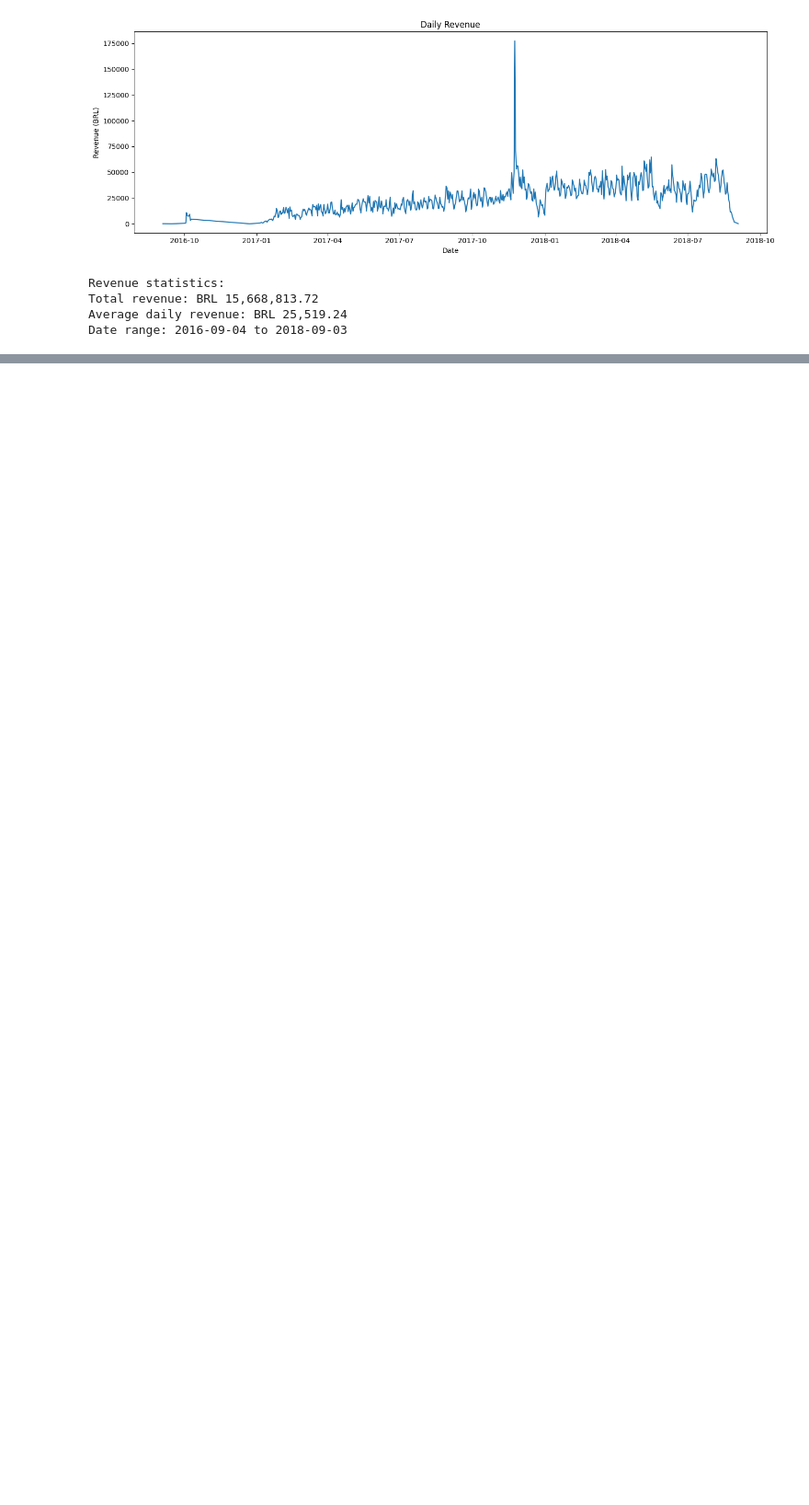
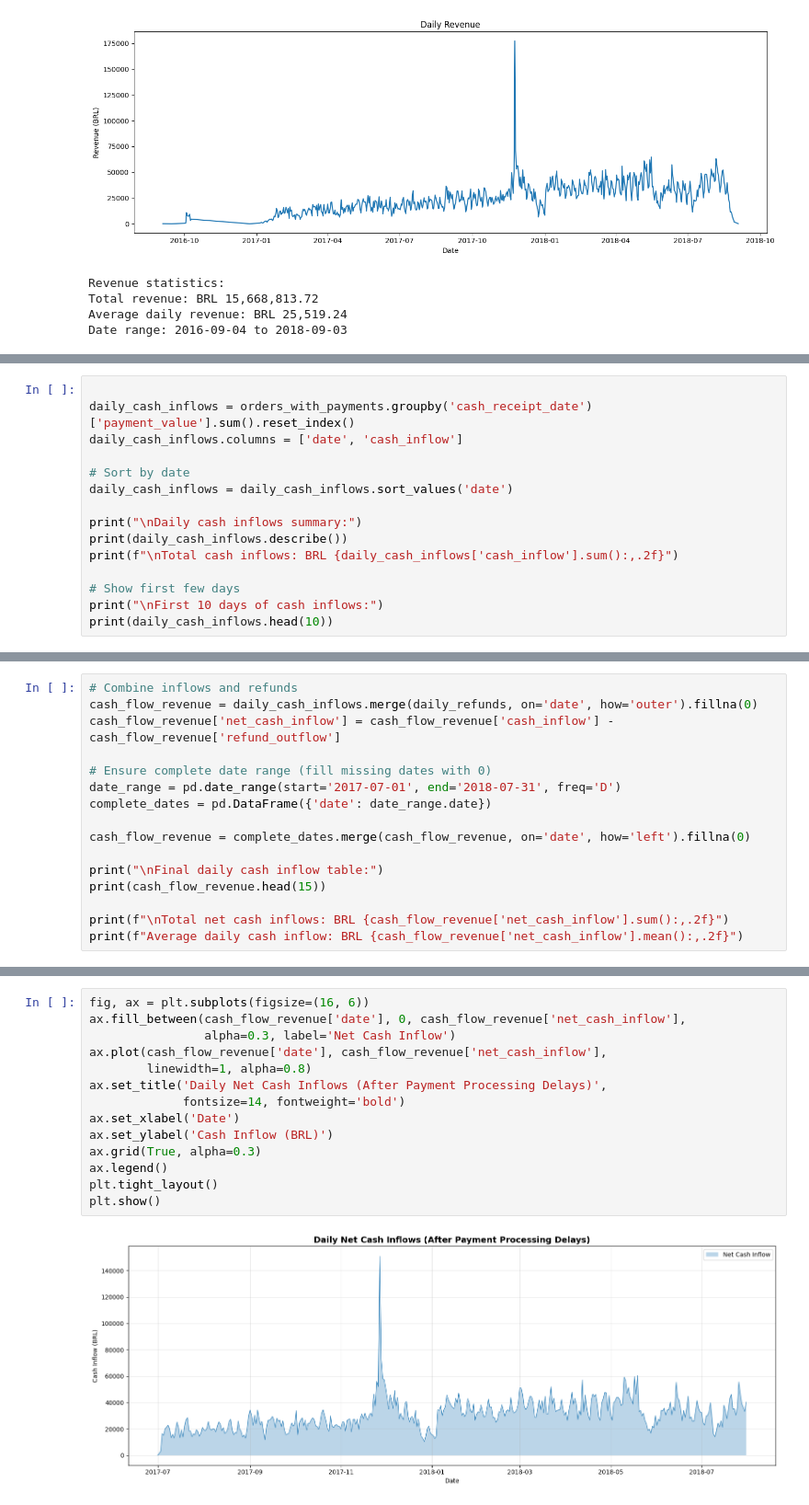
Before and after one commit to Jeremp10/datacleaning, a Jupyter notebook: notebooks/test.ipynb, the cells around one changed output, grey strips where cells are left out. Shown at 92% size. Saved outputs shown, nothing was run; the diff lists cells and outputs as text; blank space fills up the shorter version.

```diff
--- a/notebooks/test.ipynb
+++ b/notebooks/test.ipynb
@@ -271,0 +435,15 @@ Date range: 2016-09-04 to 2018-09-03
+# %%
+
+daily_cash_inflows = orders_with_payments.groupby('cash_receipt_date')['payment_value'].sum().reset_index()
+daily_cash_inflows.columns = ['date', 'cash_inflow']
+
+# Sort by date
+daily_cash_inflows = daily_cash_inflows.sort_values('date')
+
+print("\nDaily cash inflows summary:")
+print(daily_cash_inflows.describe())
+print(f"\nTotal cash inflows: BRL {daily_cash_inflows['cash_inflow'].sum():,.2f}")
+
+# Show first few days
+print("\nFirst 10 days of cash inflows:")
+print(daily_cash_inflows.head(10))
@@ -271,0 +527,16 @@ Date range: 2016-09-04 to 2018-09-03
+# %%
+# Combine inflows and refunds
+cash_flow_revenue = daily_cash_inflows.merge(daily_refunds, on='date', how='outer').fillna(0)
+cash_flow_revenue['net_cash_inflow'] = cash_flow_revenue['cash_inflow'] - cash_flow_revenue['refund_outflow']
+
+# Ensure complete date range (fill missing dates with 0)
+date_range = pd.date_range(start='2017-07-01', end='2018-07-31', freq='D')
+complete_dates = pd.DataFrame({'date': date_range.date})
+
+cash_flow_revenue = complete_dates.merge(cash_flow_revenue, on='date', how='left').fillna(0)
+
+print("\nFinal daily cash inflow table:")
+print(cash_flow_revenue.head(15))
+
+print(f"\nTotal net cash inflows: BRL {cash_flow_revenue['net_cash_inflow'].sum():,.2f}")
+print(f"Average daily cash inflow: BRL {cash_flow_revenue['net_cash_inflow'].mean():,.2f}")
@@ -271,0 +564,16 @@ Date range: 2016-09-04 to 2018-09-03
+# %%
+fig, ax = plt.subplots(figsize=(16, 6))
+ax.fill_between(cash_flow_revenue['date'], 0, cash_flow_revenue['net_cash_inflow'],
+                alpha=0.3, label='Net Cash Inflow')
+ax.plot(cash_flow_revenue['date'], cash_flow_revenue['net_cash_inflow'],
+        linewidth=1, alpha=0.8)
+ax.set_title('Daily Net Cash Inflows (After Payment Processing Delays)',
+             fontsize=14, fontweight='bold')
+ax.set_xlabel('Date')
+ax.set_ylabel('Cash Inflow (BRL)')
+ax.grid(True, alpha=0.3)
+ax.legend()
+plt.tight_layout()
+plt.show()
+# %% [output]
+[figure, added]
```
Also changed, not shown: parts of 15 cells of this notebook.
